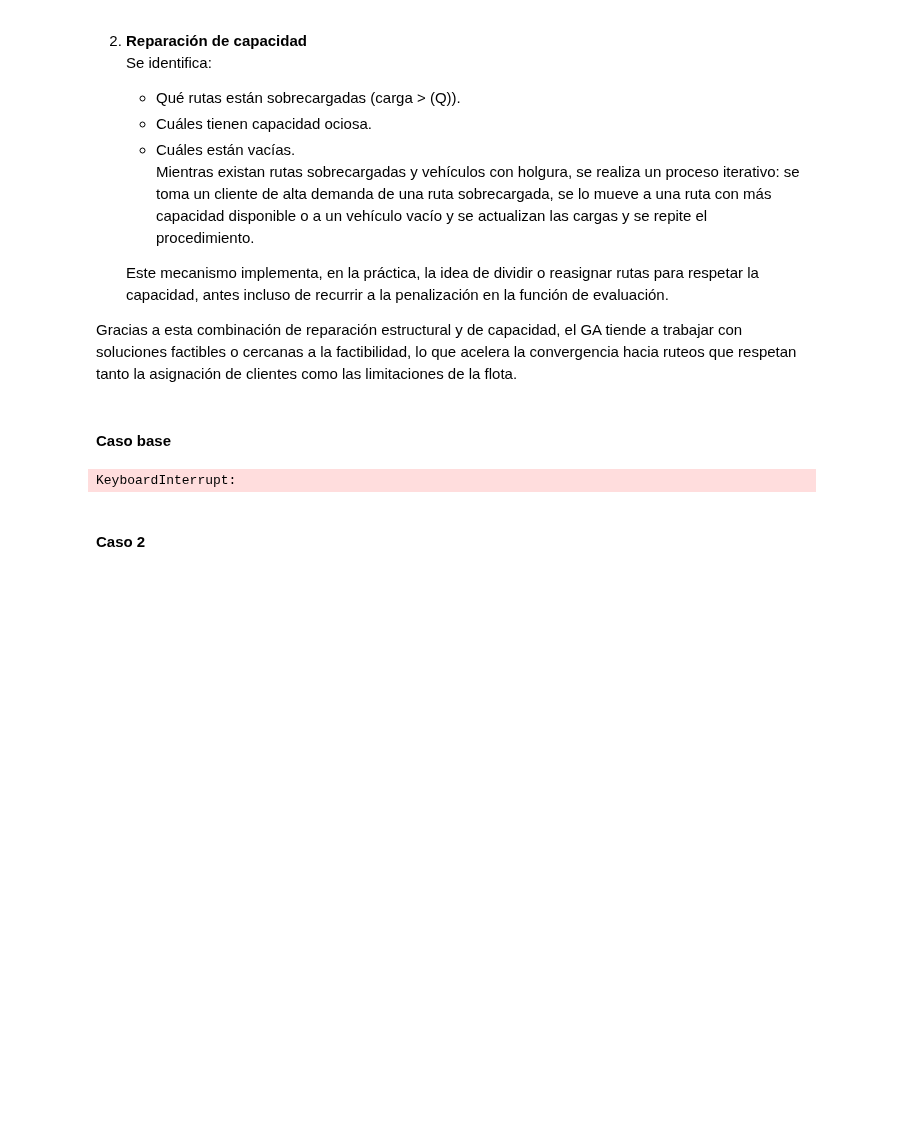
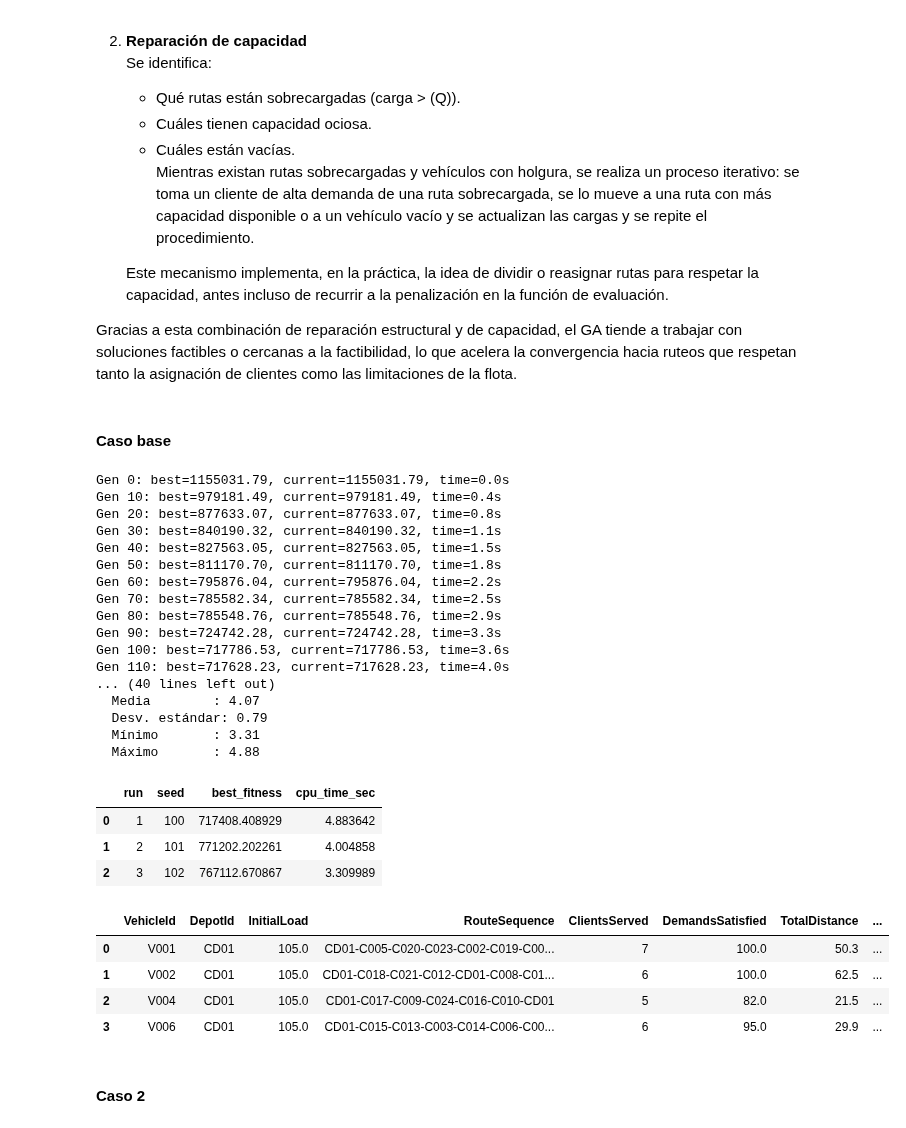
Before and after one commit to S302-prog/Mos-Proyecto1, a Jupyter notebook: Proyecto_3.ipynb, the cells around one changed output. Cells and saved outputs as stored; diff of their text form; code cells hidden in the pictures; blank space fills up the shorter version.

```diff
--- a/Proyecto_3.ipynb
+++ b/Proyecto_3.ipynb
@@ -754,7 +754,6 @@ def build_verification_from_ga(ga,
 
     verif_df = pd.DataFrame(rows)
     return verif_df
-.")
 # %%
 import numpy as np
 import matplotlib.pyplot as plt
@@ -1309,34 +1303,60 @@ def build_ga_case_base(seed):
     return ga
 
 # 3 corridas independientes
 resultados_base = run_ga_experiments(
     build_ga_case_base,
     n_runs=3,
     base_seed=100,
     verbose=True
 )
 
 # mejor corrida (por fitness)
 best_row_CB  = resultados_base.loc[resultados_base["best_fitness"].idxmin()]
 best_seed_CB = int(best_row_CB["seed"])
 
 ga_best_CB = build_ga_case_base(best_seed_CB)
 t0 = time.time()
 ga_best_CB.solve(verbose=False)
 cpu_time_best_CB = time.time() - t0
 
 verif_GA_CB = build_verification_from_ga(
     ga=ga_best_CB,
     idx_to_label=idx_to_label_CB,
     vehicles_df=vehicles_CB,
     depot_label=depot_id_CB,
     avg_speed_kmh=50.0
 )
 
+verif_GA_CB = verif_GA_CB[verif_GA_CB["ClientsServed"] > 0].reset_index(drop=True)
 display(verif_GA_CB)
 verif_GA_CB.to_csv("verificacion_metaheuristica_GA_A_casoBase.csv", index=False)
 # %% [output]
-KeyboardInterrupt:
+Gen 0: best=1155031.79, current=1155031.79, time=0.0s
+Gen 10: best=979181.49, current=979181.49, time=0.4s
+Gen 20: best=877633.07, current=877633.07, time=0.8s
+Gen 30: best=840190.32, current=840190.32, time=1.1s
+Gen 40: best=827563.05, current=827563.05, time=1.5s
+Gen 50: best=811170.70, current=811170.70, time=1.8s
+Gen 60: best=795876.04, current=795876.04, time=2.2s
+Gen 70: best=785582.34, current=785582.34, time=2.5s
+Gen 80: best=785548.76, current=785548.76, time=2.9s
+Gen 90: best=724742.28, current=724742.28, time=3.3s
+Gen 100: best=717786.53, current=717786.53, time=3.6s
+Gen 110: best=717628.23, current=717628.23, time=4.0s
+... (40 lines left out)
+  Media        : 4.07
+  Desv. estándar: 0.79
+  Mínimo       : 3.31
+  Máximo       : 4.88
+|  | run | seed | best_fitness | cpu_time_sec |
+| 0 | 1 | 100 | 717408.408929 | 4.883642 |
+| 1 | 2 | 101 | 771202.202261 | 4.004858 |
+| 2 | 3 | 102 | 767112.670867 | 3.309989 |
+|  | VehicleId | DepotId | InitialLoad | RouteSequence | ClientsServed | DemandsSatisfied | TotalDistance | ... |
+| 0 | V001 | CD01 | 105.0 | CD01-C005-C020-C023-C002-C019-C00... | 7 | 100.0 | 50.3 | ... |
+| 1 | V002 | CD01 | 105.0 | CD01-C018-C021-C012-CD01-C008-C01... | 6 | 100.0 | 62.5 | ... |
+| 2 | V004 | CD01 | 105.0 | CD01-C017-C009-C024-C016-C010-CD01 | 5 | 82.0 | 21.5 | ... |
+| 3 | V006 | CD01 | 105.0 | CD01-C015-C013-C003-C014-C006-C00... | 6 | 95.0 | 29.9 | ... |
 # %% [markdown]
 #### Caso 2
 # %%
```
Also changed, not shown: parts of 5 cells of this notebook, 5 other files.
